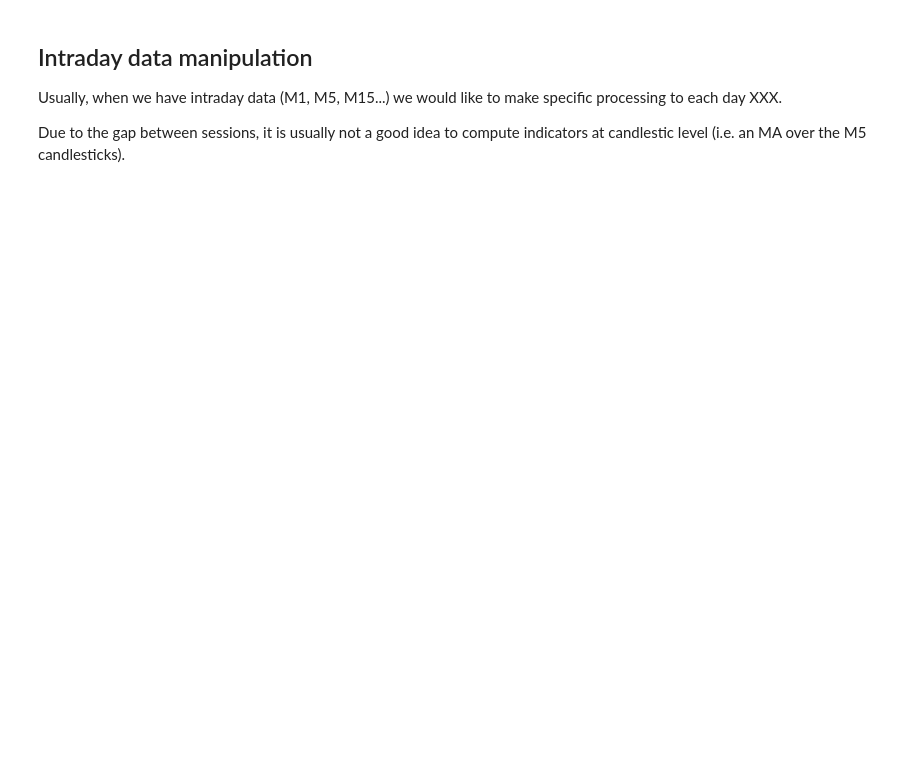
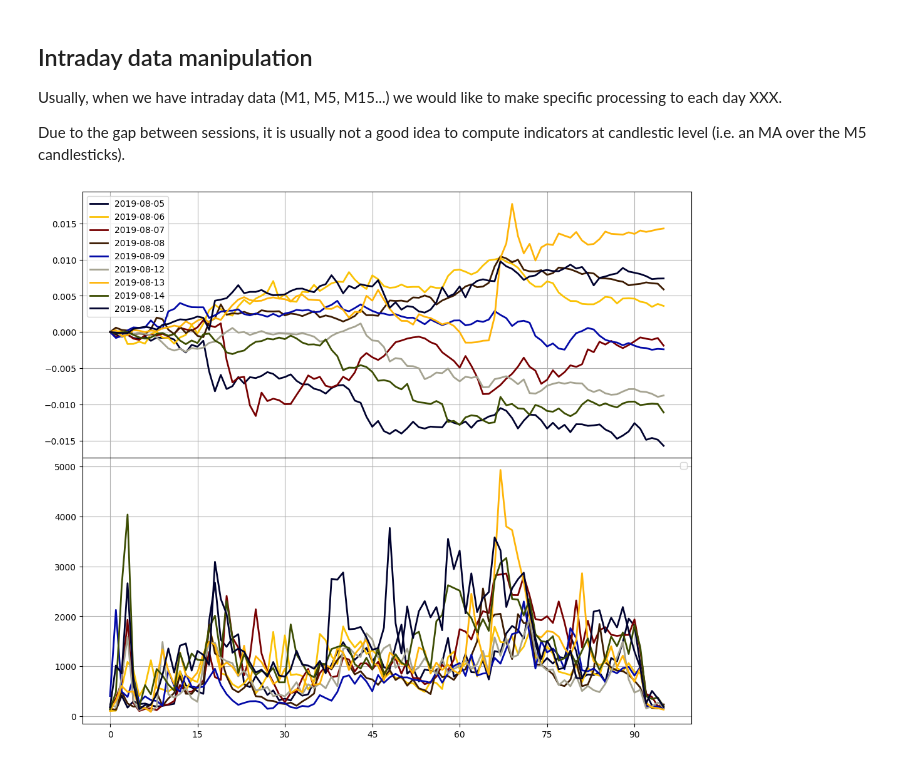
Before and after one commit to manuwhs/traphing, a Jupyter notebook: notebooks/1.1 Basic_Velas.ipynb, the cells around one changed output. Drawn from its saved outputs; the diff is of its cells as text; code cells hidden in the pictures; blank space fills up the shorter version.

```diff
--- a/notebooks/1.1 Basic_Velas.ipynb
+++ b/notebooks/1.1 Basic_Velas.ipynb
@@ -294,3 +362,38 @@ print ("Loaded dates: ", sdate," to ", edate)
 Usually, when we have intraday data (M1, M5, M15...) we would like to make specific processing to each day XXX.
 
 Due to the gap between sessions, it is usually not a good idea to compute indicators at candlestic level (i.e. an MA over the M5 candlesticks).
+# %%
+timestamps = velas.timestamps
+market_hours = MarketHours()
+special_trading_days_dict = market_hours.estimate_special_trading_days_from_timestamps(timestamps)
+days_dict = MarketHours.get_index_by_days_dict(timestamps)
+# %%
+def change_date(date):
+    date.__setattr__("year",0); date.month = 0; date.day = 0
+
+gl.init_figure()
+n_rows, n_cols = 2,1
+size_inches = [12, 10]
+ax1 = gl.subplot2grid((n_rows,n_cols),(0,0))
+ax2 = gl.subplot2grid((n_rows,n_cols),(1,0), sharex = ax1)
+
+for date in days_dict.keys():
+    timestamps_date = days_dict[date]
+    ## TODO: It is maybe easier to have the time as datetime with no Year,Month,Day
+    # times_date = timestamps_date.map(change_date) #pd.Timestamp.time
+
+    velas.set_time_interval(date,date)
+    close_date = velas["Close"]
+    close_date = (close_date - close_date[0])/close_date[0]
+
+    volume_date = velas["Volume"]
+
+    color = gl.get_color()
+    gl.plot(range(close_date.size), close_date, axes = ax1, color = color, legend = [str(date)])
+    gl.plot(range(volume_date.size), volume_date, axes = ax2, color = color)
+
+gl.subplots_adjust(left=.09, bottom=.10, right=.90, top=.95, wspace=.20, hspace=0, hide_xaxis = True)
+gl.save_figure(img_path, dpi = 100, size_inches = size_inches, close = True)
+Image(img_path)
+# %% [output]
+[figure, added]
```
Also changed, not shown: parts of 44 cells of this notebook, 27 other files.
